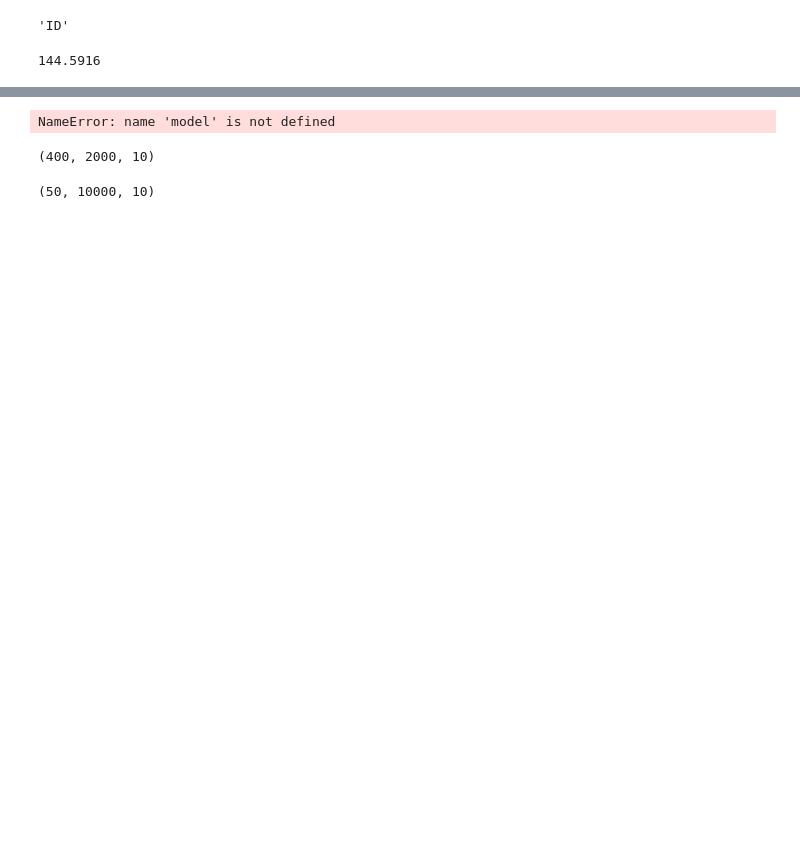
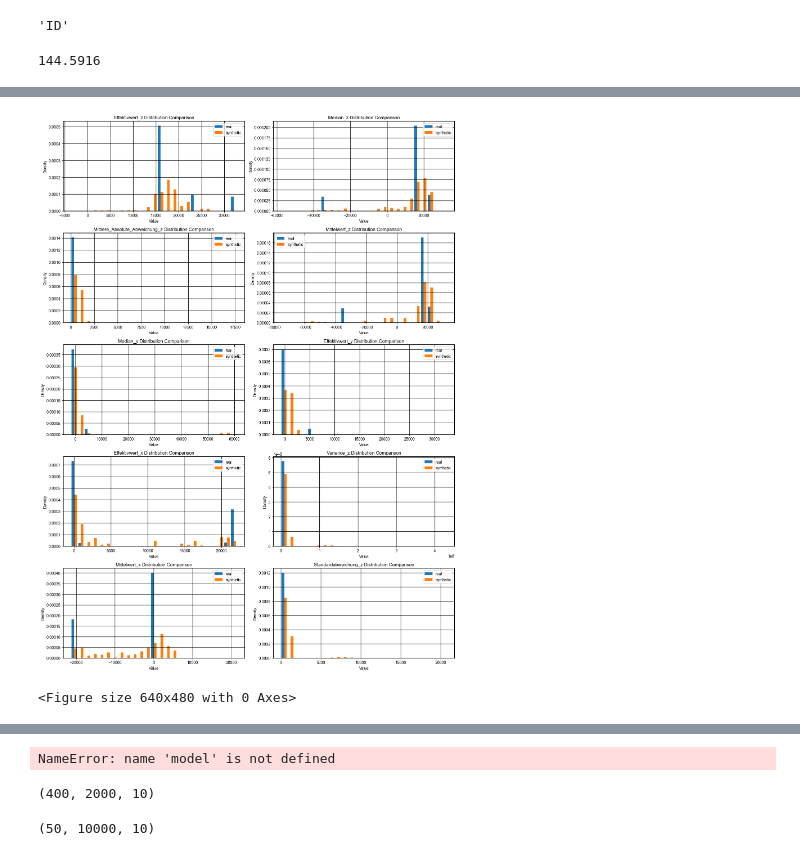
Before and after one commit to lian333/thesis, a Jupyter notebook: syntheic_data/timeseries_dgan.ipynb, the cells around one changed output, grey strips where cells are left out. Saved outputs shown, nothing was run; the diff lists cells and outputs as text; code cells hidden in the pictures; blank space fills up the shorter version.

```diff
--- a/syntheic_data/timeseries_dgan.ipynb
+++ b/syntheic_data/timeseries_dgan.ipynb
@@ -402,4 +385,67 @@ plt.savefig('distribution_comparison_axis2_10000.jpg')
 <Figure size 640x480 with 0 Axes>
+# %%
+import numpy as np
+import matplotlib.pyplot as plt
+
+# 假设 final 和 synthetic_features 的形状分别为 (300, 2000, 10)
+final = final
+synthetic_features = synthetic_features
+
+# 假设 columns 包含特征的名字
+columns=data[2].columns[1:]
+columns
+# 特征数量
+num_features = synthetic_features.shape[-1]
+plt.rcParams['font.family'] = 'Arial'
+plt.rcParams['font.size'] = 10
+# 创建多列子图
+# # 定义颜色
+# color1 = (159/255, 182/255, 196/255)  # R:159, G:182, B:196
+# color2 = (153/255, 0/255, 0/255)      # R:153, G:0, B:0
+
+n_cols = 2  # 列数
+n_rows = (num_features + n_cols - 1) // n_cols  # 行数
+
+fig, axes = plt.subplots(n_rows, n_cols, figsize=(15, n_rows * 4))
+
+# 比较每个特征的分布
+for i in range(num_features):
+    row = i // n_cols
+    col = i % n_cols
+    ax = axes[row, col]
+
+
+
+
+    ax.hist([final[:,:,i].flatten(), synthetic_features[:,:,i].flatten()],
+            label=["real", "synthetic"],
+            bins=25,
+            density=True,
+
+            )
+
+    ax.legend()
+    ax.grid(True, linewidth=1.0, color='black')  # 网格线宽为1pt
+
+    ax.set_xlabel("Value")
+    ax.set_ylabel("Density")
+    ax.set_title(f"{columns[i]} Distribution Comparison")
+    ax.spines['top'].set_linewidth(1.5)
+    ax.spines['bottom'].set_linewidth(1.5)
+    ax.spines['left'].set_linewidth(1.5)
+    ax.spines['right'].set_linewidth(1.5)
+
+# 移除多余的子图
+for i in range(num_features, n_rows * n_cols):
+    fig.delaxes(axes.flatten()[i])
+
+# 调整子图布局
+plt.tight_layout()
+plt.show()
+plt.savefig('distribution_comparison_axis1_10000.jpg')
+# %% [output]
+[figure, added]
+<Figure size 640x480 with 0 Axes>
 # %%
 # import time
 
```
Also changed, not shown: parts of 33 cells of this notebook, 4 other files.
